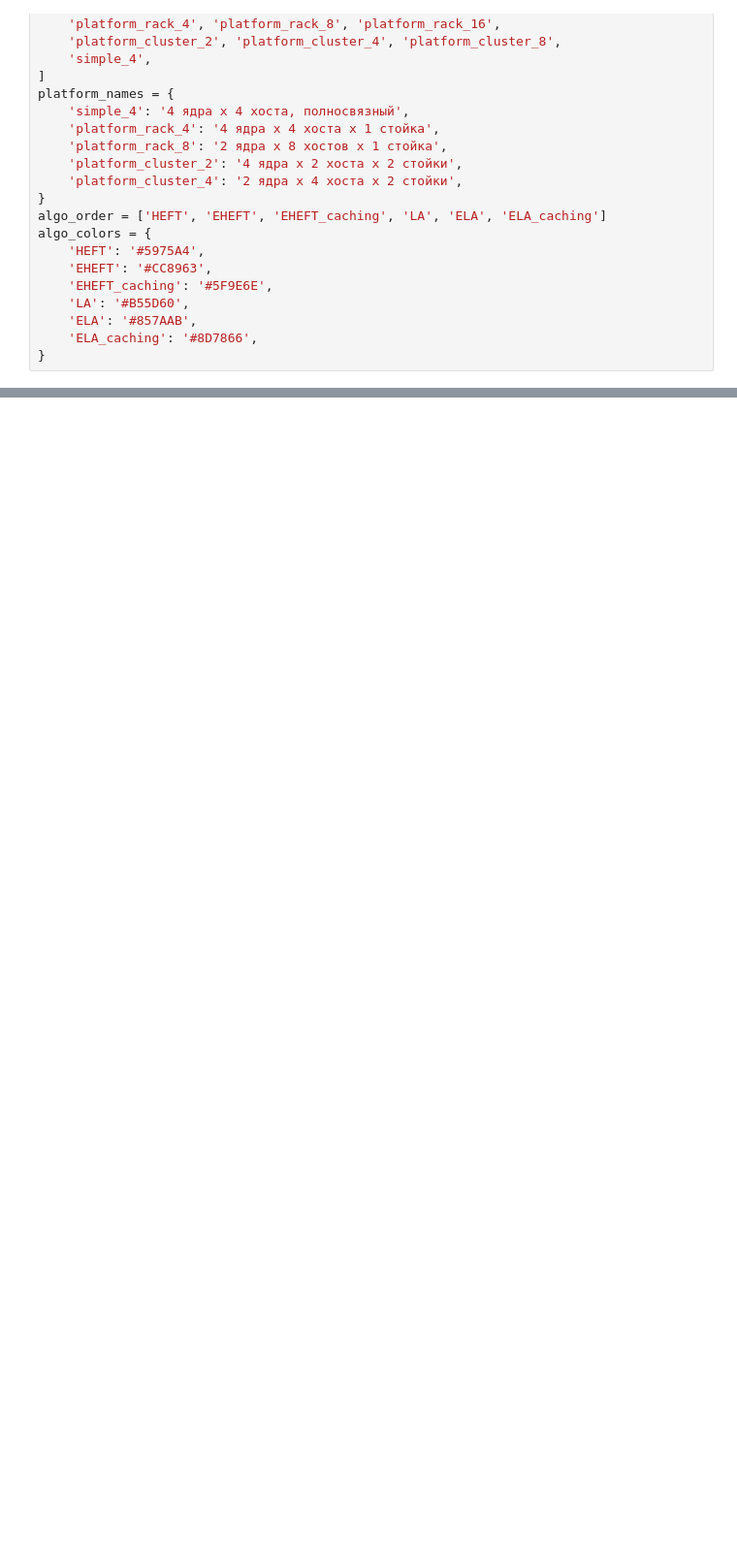
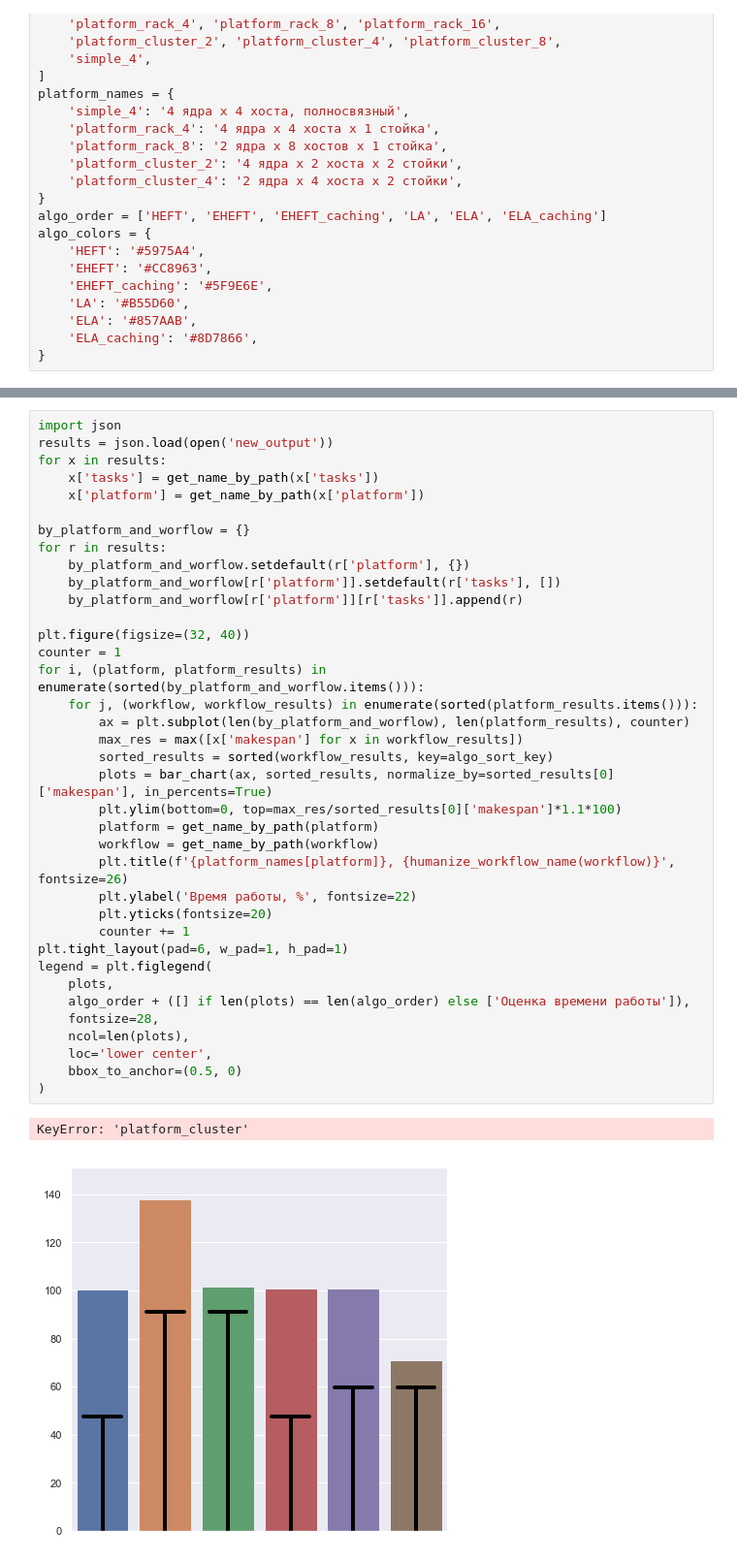
Before and after one commit to PreFX48/thesis, a Jupyter notebook: experiment-real/results/results.ipynb, the cells around one changed output, grey strips where cells are left out. Shown: that part at 97% size. Cells and saved outputs as stored; diff of their text form; blank space fills up the shorter version.

```diff
--- a/experiment-real/results/results.ipynb
+++ b/experiment-real/results/results.ipynb
@@ -102,0 +124,40 @@ for i, (platform, platform_results) in enumerate(sorted(by_platform_and_worflow.
+# %%
+import json
+results = json.load(open('new_output'))
+for x in results:
+    x['tasks'] = get_name_by_path(x['tasks'])
+    x['platform'] = get_name_by_path(x['platform'])
+
+by_platform_and_worflow = {}
+for r in results:
+    by_platform_and_worflow.setdefault(r['platform'], {})
+    by_platform_and_worflow[r['platform']].setdefault(r['tasks'], [])
+    by_platform_and_worflow[r['platform']][r['tasks']].append(r)
+
+plt.figure(figsize=(32, 40))
+counter = 1
+for i, (platform, platform_results) in enumerate(sorted(by_platform_and_worflow.items())):
+    for j, (workflow, workflow_results) in enumerate(sorted(platform_results.items())):
+        ax = plt.subplot(len(by_platform_and_worflow), len(platform_results), counter)
+        max_res = max([x['makespan'] for x in workflow_results])
+        sorted_results = sorted(workflow_results, key=algo_sort_key)
+        plots = bar_chart(ax, sorted_results, normalize_by=sorted_results[0]['makespan'], in_percents=True)
+        plt.ylim(bottom=0, top=max_res/sorted_results[0]['makespan']*1.1*100)
+        platform = get_name_by_path(platform)
+        workflow = get_name_by_path(workflow)
+        plt.title(f'{platform_names[platform]}, {humanize_workflow_name(workflow)}', fontsize=26)
+        plt.ylabel('Время работы, %', fontsize=22)
+        plt.yticks(fontsize=20)
+        counter += 1
+plt.tight_layout(pad=6, w_pad=1, h_pad=1)
+legend = plt.figlegend(
+    plots,
+    algo_order + ([] if len(plots) == len(algo_order) else ['Оценка времени работы']),
+    fontsize=28,
+    ncol=len(plots),
+    loc='lower center',
+    bbox_to_anchor=(0.5, 0)
+)
+# %% [output]
+KeyError: 'platform_cluster'
+[figure, added]
```
Also changed, not shown: parts of 2 cells of this notebook, 11 other files.
